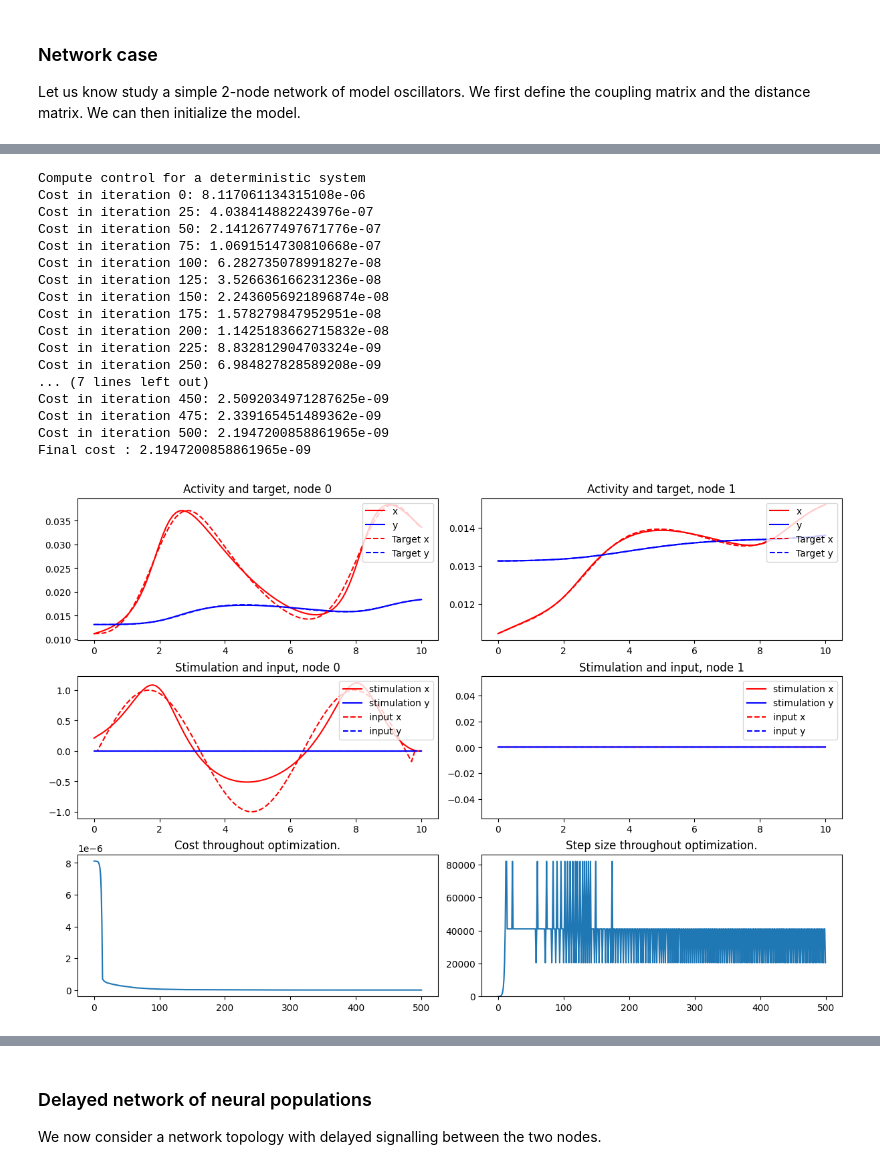
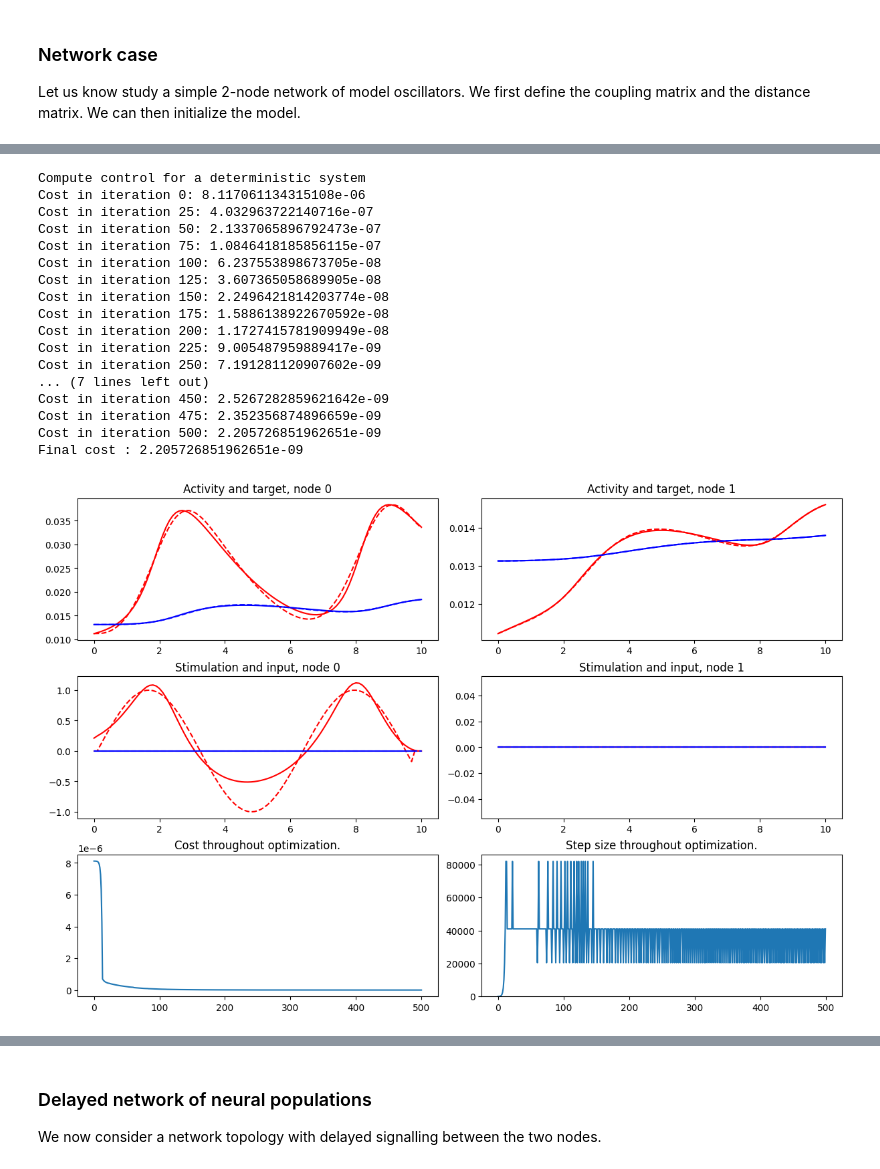
Before and after one commit to neurolib-dev/neurolib, a Jupyter notebook: examples/example-5-optimal-control/example-5.3-oc-wc-model-deterministic.ipynb, the cells around one changed output, grey strips where cells are left out. Cells and saved outputs as stored; diff of their text form; code cells hidden in the pictures.

```diff
--- a/examples/example-5-optimal-control/example-5.3-oc-wc-model-deterministic.ipynb
+++ b/examples/example-5-optimal-control/example-5.3-oc-wc-model-deterministic.ipynb
@@ -155,7 +151,7 @@ model.params["inh_ext"] = input_nw[:,1,:]
 model.run()
 
 # Define the result of the stimulation as target
-target = np.concatenate( (np.concatenate( (model.params["exc_init"], model.params["inh_init"]), axis=1)[:,:, np.newaxis], np.stack( (model.exc, model.rates_inh), axis=1)), axis=2)
+target = np.concatenate( (np.concatenate( (model.params["exc_init"], model.params["inh_init"]), axis=1)[:,:, np.newaxis], np.stack( (model.exc, model.inh), axis=1)), axis=2)
 
 # Remove stimuli and re-run the simulation
 model.params["exc_ext"] = zero_input_nw[:,0,:]
@@ -163,7 +159,7 @@ model.params["inh_ext"] = zero_input_nw[:,0,:]
 model.run()
 
 # combine initial value and simulation result to one array
-state =  np.concatenate( (np.concatenate( (model.params["exc_init"], model.params["inh_init"]), axis=1)[:,:, np.newaxis], np.stack( (model.exc, model.rates_inh), axis=1)), axis=2)
+state =  np.concatenate( (np.concatenate( (model.params["exc_init"], model.params["inh_init"]), axis=1)[:,:, np.newaxis], np.stack( (model.exc, model.inh), axis=1)), axis=2)
 
 plot_oc_network(model.params.N, duration, dt, state, target, zero_input_nw, input_nw)
 # %% [output]
@@ -171,44 +167,44 @@ plot_oc_network(model.params.N, duration, dt, state, target, zero_input_nw, inpu
 # %%
 # we define the precision matrix to specify, in which nodes and channels we measure deviations from the target
 cost_mat = np.zeros( (model.params.N, len(model.output_vars)) )
 cost_mat[1,0] = 1. # only measure in y-channel in node 1
 
 # We set the external stimulation to zero. This is the "initial guess" for the OC algorithm
 model.params["exc_ext"] = zero_input_nw[:,0,:]
 model.params["inh_ext"] = zero_input_nw[:,0,:]
 
 # We load the optimal control class
 # print array (optional parameter) defines, for which iterations intermediate results will be printed
 # Parameters will be taken from the input model
-model_controlled = oc_wc.OcWc(model, target, print_array=np.arange(0,501,25), control_matrix=control_mat, costn_matrix=cost_mat)
+model_controlled = oc_wc.OcWc(model, target, print_array=np.arange(0,501,25), control_matrix=control_mat, cost_matrix=cost_mat)
 
 
 # We run 500 iterations of the optimal control gradient descent algorithm
 model_controlled.optimize(500)
 
 state = model_controlled.get_xs()
 control = model_controlled.control
 
 plot_oc_network(model.params.N, duration, dt, state, target, control, input_nw, model_controlled.cost_history, model_controlled.step_sizes_history)
 # %% [output]
 Compute control for a deterministic system
 Cost in iteration 0: 8.117061134315108e-06
-Cost in iteration 25: 4.038414882243976e-07
-Cost in iteration 50: 2.1412677497671776e-07
-Cost in iteration 75: 1.0691514730810668e-07
-Cost in iteration 100: 6.282735078991827e-08
-Cost in iteration 125: 3.526636166231236e-08
-Cost in iteration 150: 2.2436056921896874e-08
-Cost in iteration 175: 1.578279847952951e-08
-Cost in iteration 200: 1.1425183662715832e-08
-Cost in iteration 225: 8.832812904703324e-09
-Cost in iteration 250: 6.984827828589208e-09
+Cost in iteration 25: 4.032963722140716e-07
+Cost in iteration 50: 2.1337065896792473e-07
+Cost in iteration 75: 1.0846418185856115e-07
+Cost in iteration 100: 6.237553898673705e-08
+Cost in iteration 125: 3.607365058689905e-08
+Cost in iteration 150: 2.2496421814203774e-08
+Cost in iteration 175: 1.5886138922670592e-08
+Cost in iteration 200: 1.1727415781909949e-08
+Cost in iteration 225: 9.005487959889417e-09
+Cost in iteration 250: 7.191281120907602e-09
 ... (7 lines left out)
-Cost in iteration 450: 2.5092034971287625e-09
-Cost in iteration 475: 2.339165451489362e-09
-Cost in iteration 500: 2.1947200858861965e-09
-Final cost : 2.1947200858861965e-09
+Cost in iteration 450: 2.5267282859621642e-09
+Cost in iteration 475: 2.352356874896659e-09
+Cost in iteration 500: 2.205726851962651e-09
+Final cost : 2.205726851962651e-09
-[figure, old version]
+[figure, new version]
 # %%
 # Do another 100 iterations if you want to.
 # Repeated execution will continue with further 100 iterations.
```
Also changed, not shown: parts of 8 cells of this notebook, 7 other files.
